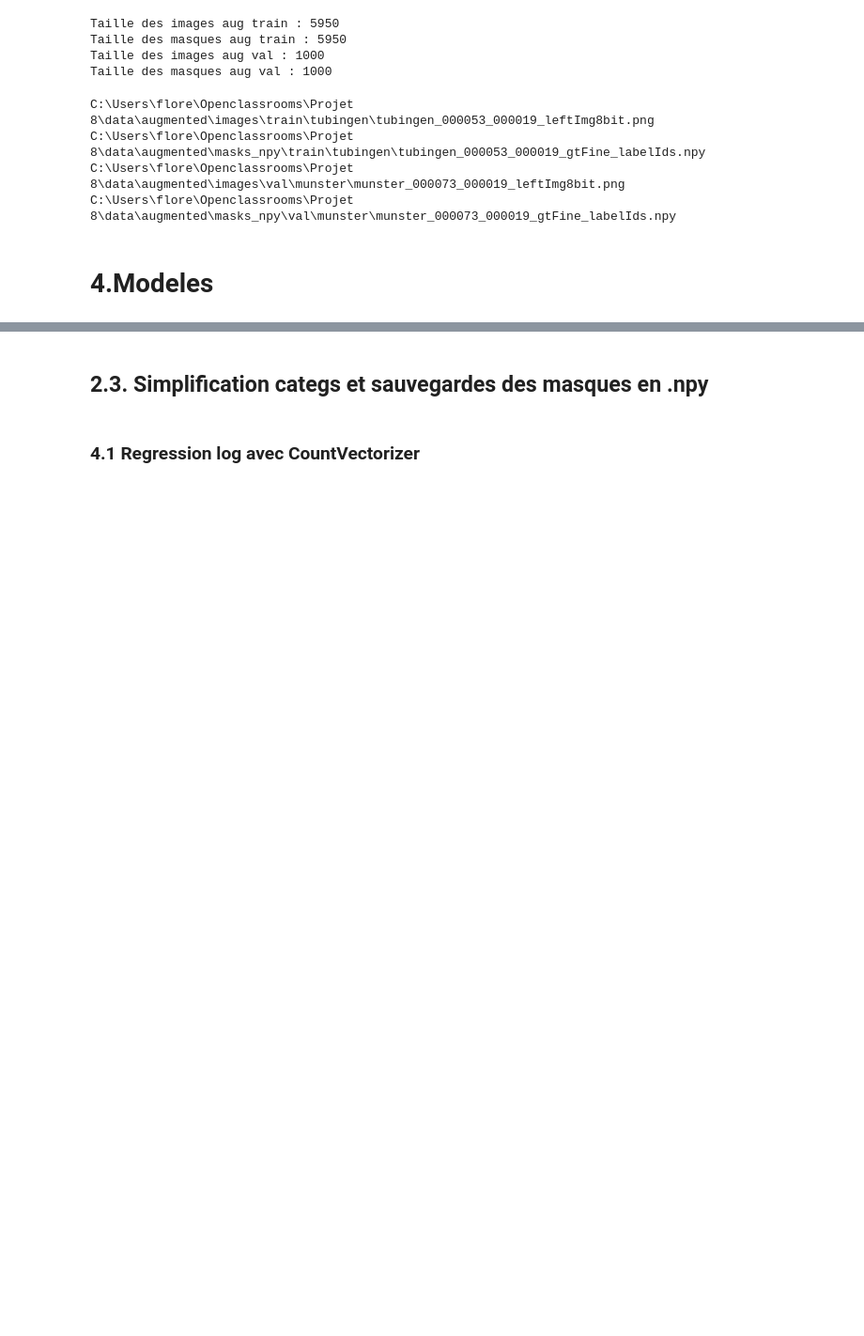
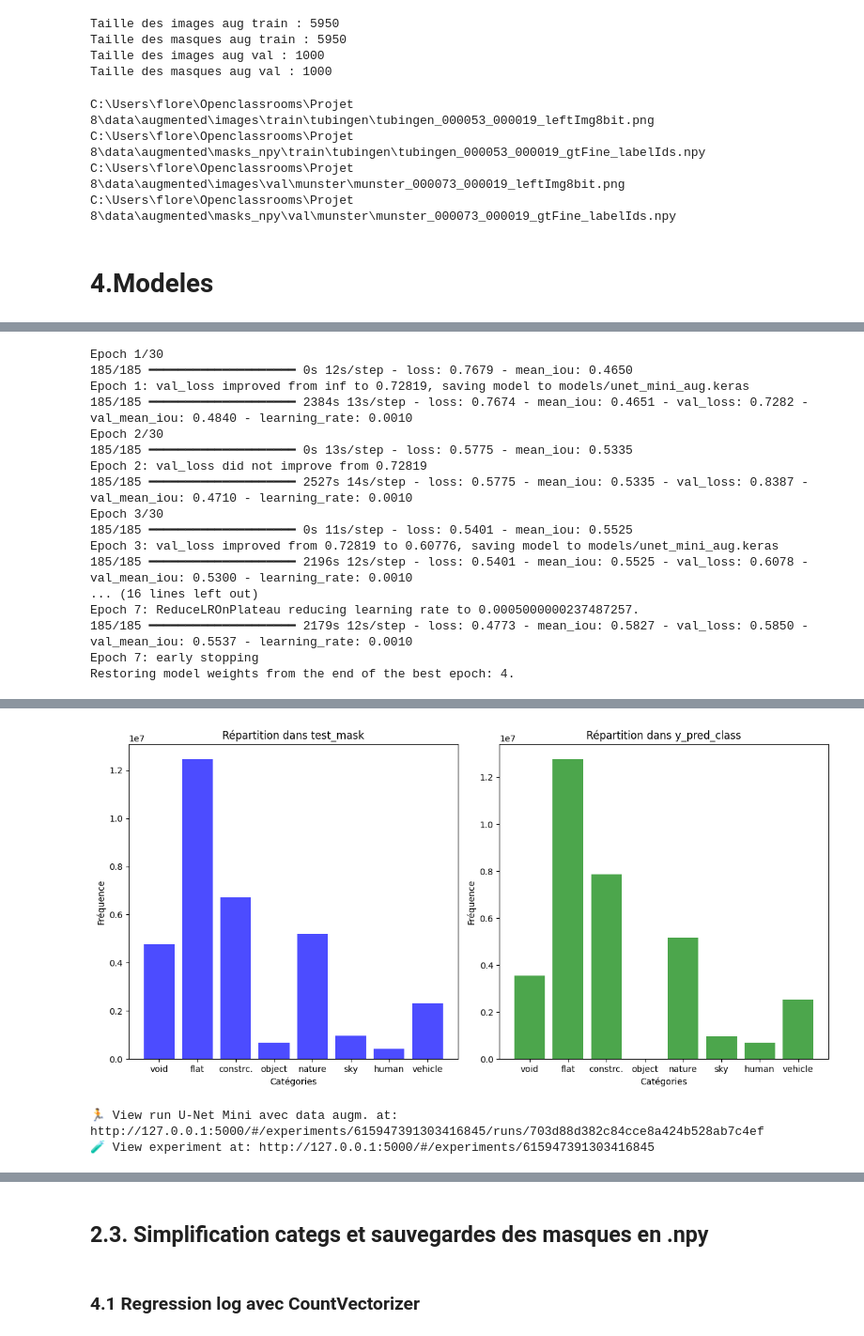
Before and after one commit to flo-tho/Projet8, a Jupyter notebook: notebook_test_modeles.ipynb, the cells around one changed output, grey strips where cells are left out. Shown at 94% size. Drawn from its saved outputs; the diff is of its cells as text; code cells hidden in the pictures; blank space fills up the shorter version.

```diff
--- a/notebook_test_modeles.ipynb
+++ b/notebook_test_modeles.ipynb
@@ -1243,0 +1296,58 @@ Répartition dans y_pred_class: [ 27667 131854 246412     39  81724  14672   122
+# %%
+# paramétrages
+epochs=30
+checkpoint_path = "models/unet_mini_aug.keras"
+# %%
+with mlflow.start_run(run_name="U-Net Mini avec data augm."):
+
+    #mlflow.set_tag("Approach", "avc data augm.")
+
+    #----------------------------
+    # Hyperparamètres
+    params = {
+        "optimizer": "Adam",
+        "learning_rate": 0.001,
+        "loss": "sparse_categorical_crossentropy"
+    }
+    mlflow.log_params(params) #log des paramètres
+
+
+    #----------------------------
+    # Compile & entraînement
+    history = train_pipeline(model, params, aug_train_generator, aug_val_generator, epochs, checkpoint_path)
+
+
+    #----------------------------
+    # Log du modèle dans MLFlow
+    model = tf.keras.models.load_model(checkpoint_path)
+    # temp_ex_dir = "models/temp_example"
+    # input_example = np.expand_dims(train_generator[0][0][0], axis=0)  # Une seule image avec batch dim
+    mlflow.keras.log_model(model, "U_Net_Mini_Aug") #, input_example=input_example, artifact_path=temp_ex_dir)
+
+    #----------------------------
+    # Calculs et log des metrics du modèle dans MLFlow
+    mean_iou, iou_per_class, mean_dice = evaluate_and_plot_class_distribution(model, val_generator)
+
+    mlflow.log_metric("mIoU", mean_iou)
+    mlflow.log_metric("Mean Dice", mean_dice)
+
+    for i, value in enumerate(iou_per_class):
+        mlflow.log_metric(f"IoU_Class_{i}", value)
+# %% [output]
+Epoch 1/30
+185/185 ━━━━━━━━━━━━━━━━━━━━ 0s 12s/step - loss: 0.7679 - mean_iou: 0.4650
+Epoch 1: val_loss improved from inf to 0.72819, saving model to models/unet_mini_aug.keras
+185/185 ━━━━━━━━━━━━━━━━━━━━ 2384s 13s/step - loss: 0.7674 - mean_iou: 0.4651 - val_loss: 0.7282 - val_mean_iou: 0.4840 - learning_rate: 0.0010
+Epoch 2/30
+185/185 ━━━━━━━━━━━━━━━━━━━━ 0s 13s/step - loss: 0.5775 - mean_iou: 0.5335
+Epoch 2: val_loss did not improve from 0.72819
+185/185 ━━━━━━━━━━━━━━━━━━━━ 2527s 14s/step - loss: 0.5775 - mean_iou: 0.5335 - val_loss: 0.8387 - val_mean_iou: 0.4710 - learning_rate: 0.0010
+Epoch 3/30
+185/185 ━━━━━━━━━━━━━━━━━━━━ 0s 11s/step - loss: 0.5401 - mean_iou: 0.5525
+Epoch 3: val_loss improved from 0.72819 to 0.60776, saving model to models/unet_mini_aug.keras
+185/185 ━━━━━━━━━━━━━━━━━━━━ 2196s 12s/step - loss: 0.5401 - mean_iou: 0.5525 - val_loss: 0.6078 - val_mean_iou: 0.5300 - learning_rate: 0.0010
+... (16 lines left out)
+Epoch 7: ReduceLROnPlateau reducing learning rate to 0.0005000000237487257.
+185/185 ━━━━━━━━━━━━━━━━━━━━ 2179s 12s/step - loss: 0.4773 - mean_iou: 0.5827 - val_loss: 0.5850 - val_mean_iou: 0.5537 - learning_rate: 0.0010
+Epoch 7: early stopping
+Restoring model weights from the end of the best epoch: 4.
@@ -1243,0 +1374,3 @@ Répartition dans y_pred_class: [ 27667 131854 246412     39  81724  14672   122
+[figure, added]
+🏃 View run U-Net Mini avec data augm. at: http://127.0.0.1:5000/#/experiments/615947391303416845/runs/703d88d382c84cce8a424b528ab7c4ef
+🧪 View experiment at: http://127.0.0.1:5000/#/experiments/615947391303416845
```
Also changed, not shown: parts of 71 cells of this notebook, 2 other files.
